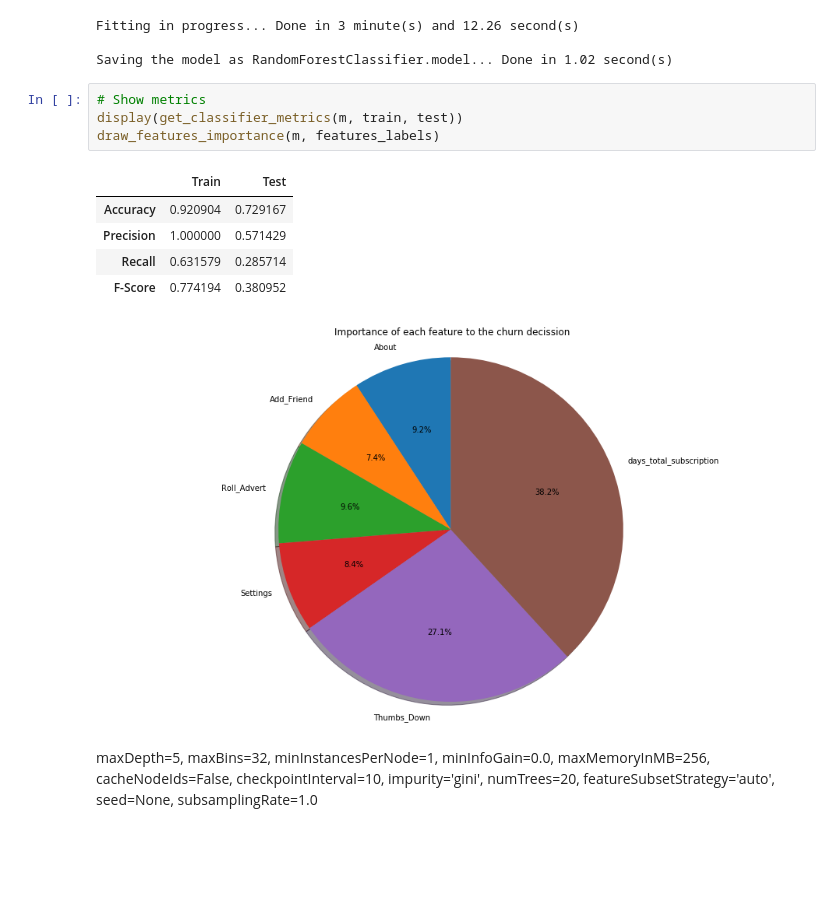
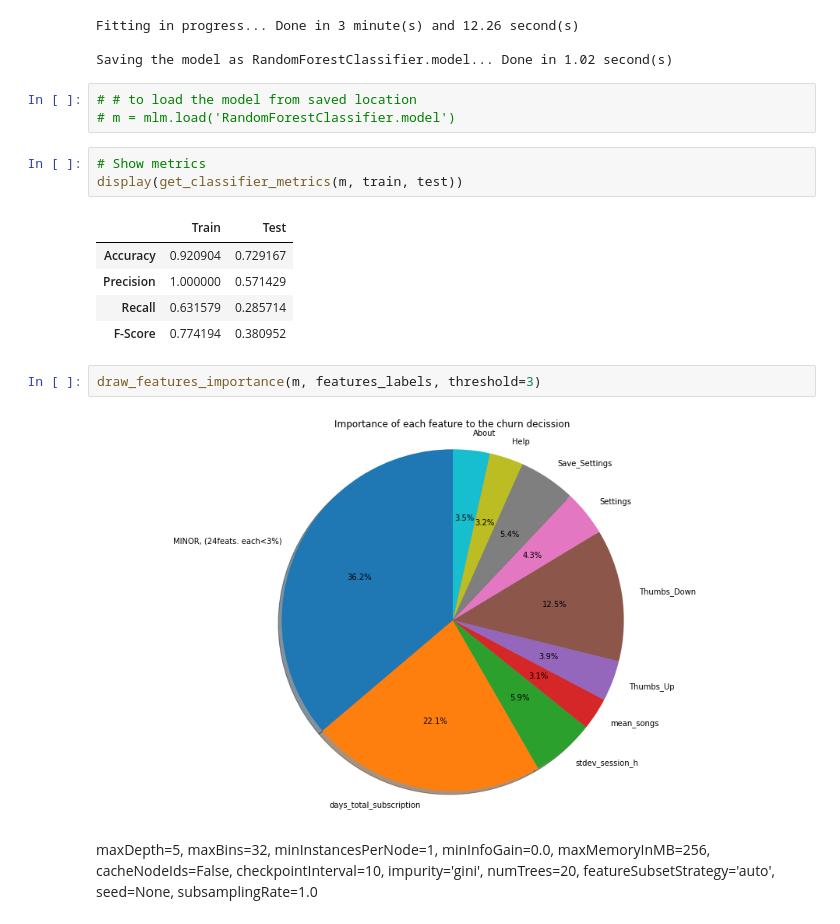
Before and after one commit to drnesr/Sparkify, a Jupyter notebook: Sparkify.ipynb, the cells around one changed output. Cells and saved outputs as stored; diff of their text form; blank space fills up the shorter version.

```diff
--- a/Sparkify.ipynb
+++ b/Sparkify.ipynb
@@ -1383,17 +1468,22 @@ m = model_fitting(train, model, param_grid, 'RandomForestClassifier.model')
 Fitting in progress... Done in 3 minute(s) and 12.26 second(s)
 
 Saving the model as RandomForestClassifier.model... Done in 1.02 second(s)
+# %%
+# # to load the model from saved location
+# m = mlm.load('RandomForestClassifier.model')
 # %%
 # Show metrics
 display(get_classifier_metrics(m, train, test))
-draw_features_importance(m, features_labels)
 # %% [output]
 |  | Train | Test |
 | Accuracy | 0.920904 | 0.729167 |
 | Precision | 1.000000 | 0.571429 |
 | Recall | 0.631579 | 0.285714 |
 | F-Score | 0.774194 | 0.380952 |
-[figure, removed]
+# %%
+draw_features_importance(m, features_labels, threshold=3)
+# %% [output]
+[figure, added]
 # %% [markdown]
 maxDepth=5, maxBins=32, minInstancesPerNode=1, minInfoGain=0.0, maxMemoryInMB=256, cacheNodeIds=False, checkpointInterval=10, impurity='gini', numTrees=20, featureSubsetStrategy='auto', seed=None, subsamplingRate=1.0
 # %%
```
Also changed, not shown: parts of 15 cells of this notebook, 5 other files.
